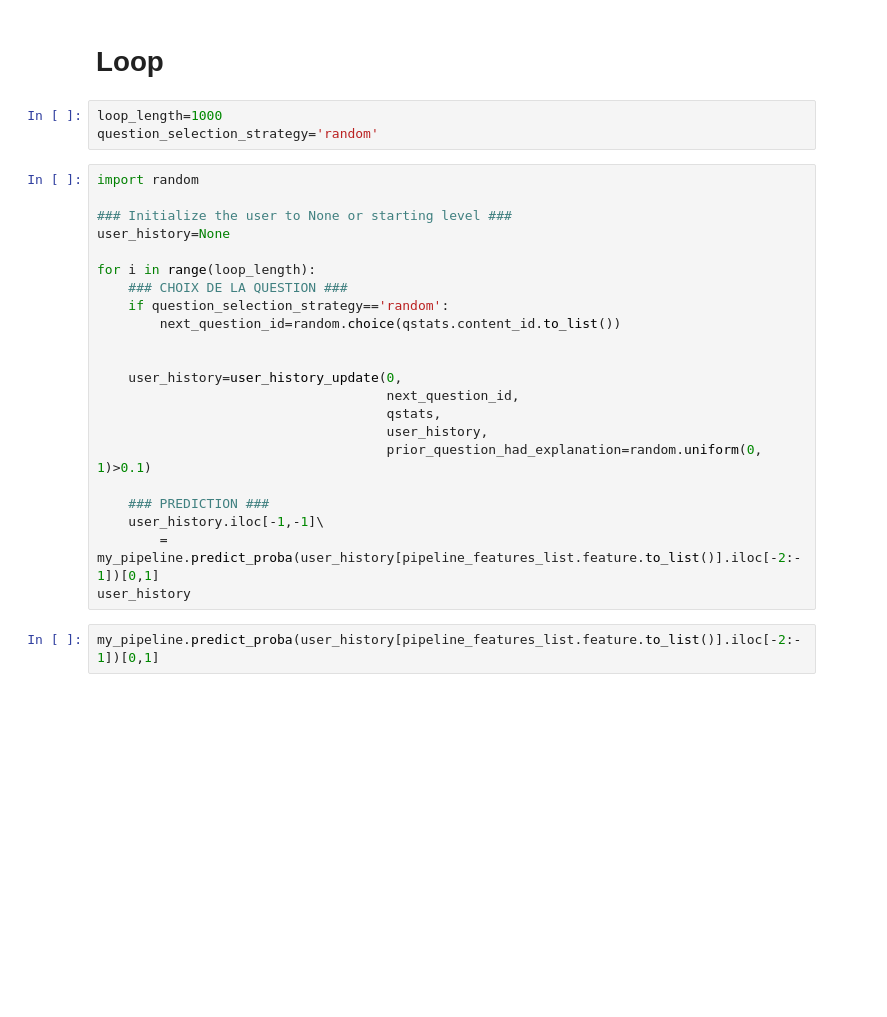
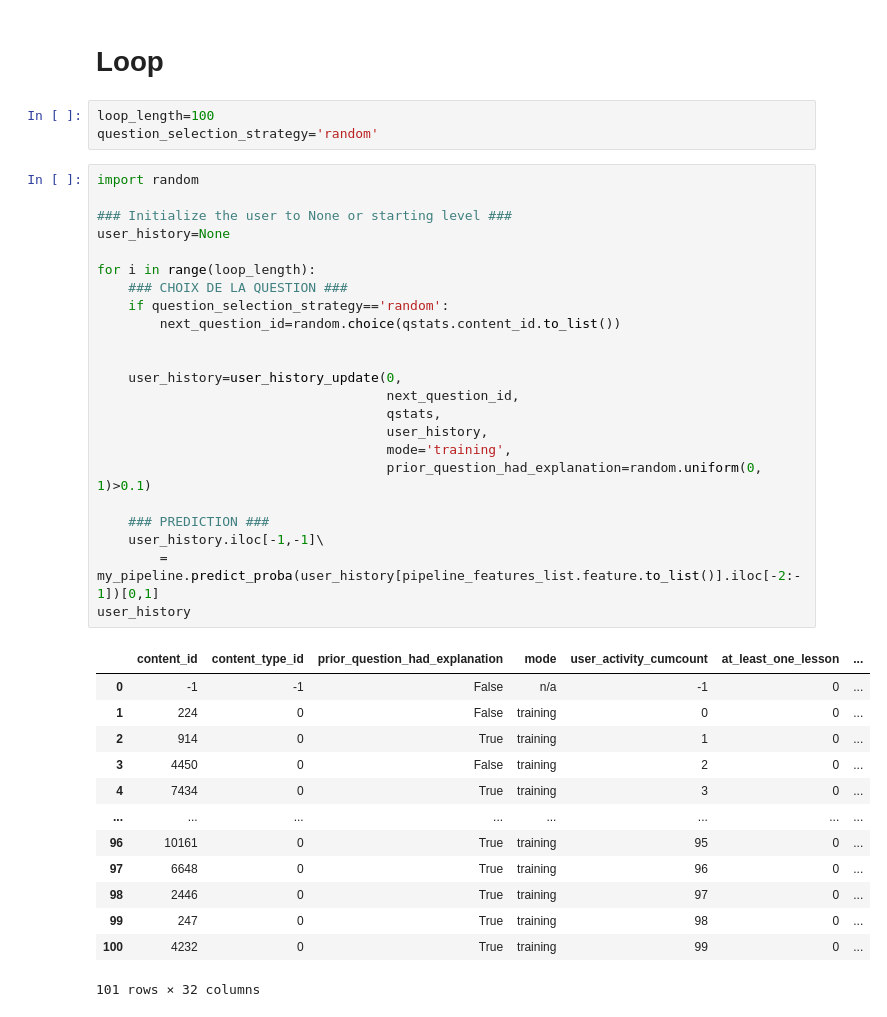
Before and after one commit to YohannD/riiid_final_project, a Jupyter notebook: notebooks/tm_prediction_loop.ipynb, the cells around one changed output. Cells and saved outputs as stored; diff of their text form; blank space fills up the shorter version.

```diff
--- a/notebooks/tm_prediction_loop.ipynb
+++ b/notebooks/tm_prediction_loop.ipynb
@@ -240,29 +256,42 @@ user_history
 # %% [markdown]
 # Loop
 # %%
-loop_length=1000
+loop_length=100
 question_selection_strategy='random'
 # %%
 import random
 
 ### Initialize the user to None or starting level ###
 user_history=None
 
 for i in range(loop_length):
     ### CHOIX DE LA QUESTION ###
     if question_selection_strategy=='random':
         next_question_id=random.choice(qstats.content_id.to_list())
 
 
     user_history=user_history_update(0,
                                      next_question_id,
                                      qstats,
                                      user_history,
+                                     mode='training',
                                      prior_question_had_explanation=random.uniform(0, 1)>0.1)
 
     ### PREDICTION ###
     user_history.iloc[-1,-1]\
         = my_pipeline.predict_proba(user_history[pipeline_features_list.feature.to_list()].iloc[-2:-1])[0,1]
 user_history
+# %% [output]
+|  | content_id | content_type_id | prior_question_had_explanation | mode | user_activity_cumcount | at_least_one_lesson | ... |
+| 0 | -1 | -1 | False | n/a | -1 | 0 | ... |
+| 1 | 224 | 0 | False | training | 0 | 0 | ... |
+| 2 | 914 | 0 | True | training | 1 | 0 | ... |
+| 3 | 4450 | 0 | False | training | 2 | 0 | ... |
+| 4 | 7434 | 0 | True | training | 3 | 0 | ... |
+| ... | ... | ... | ... | ... | ... | ... | ... |
+| 96 | 10161 | 0 | True | training | 95 | 0 | ... |
+| 97 | 6648 | 0 | True | training | 96 | 0 | ... |
+| 98 | 2446 | 0 | True | training | 97 | 0 | ... |
+| 99 | 247 | 0 | True | training | 98 | 0 | ... |
+| 100 | 4232 | 0 | True | training | 99 | 0 | ... |
+101 rows × 32 columns
-# %%
-my_pipeline.predict_proba(user_history[pipeline_features_list.feature.to_list()].iloc[-2:-1])[0,1]
```
Also changed, not shown: parts of 10 cells of this notebook.
